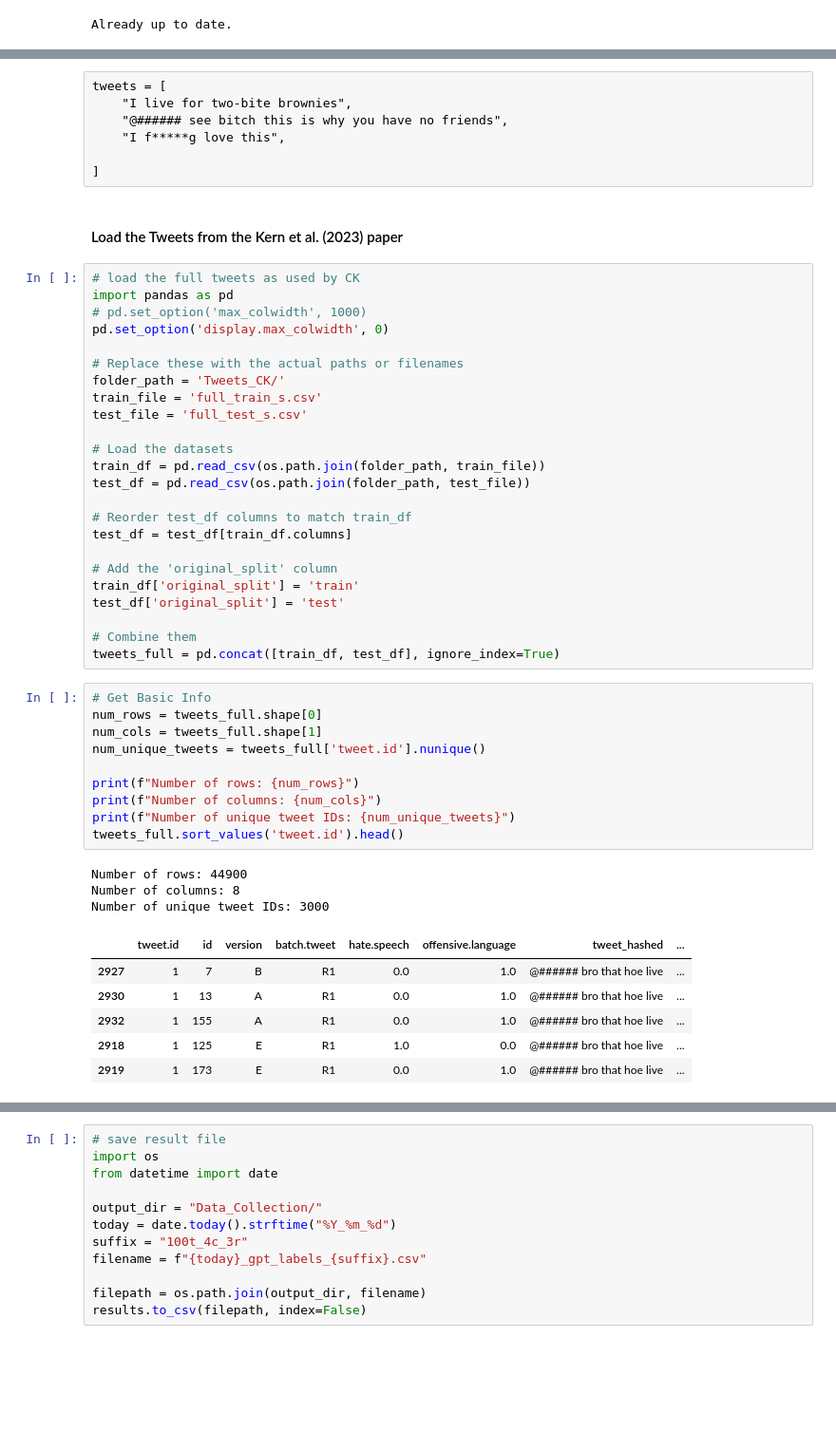
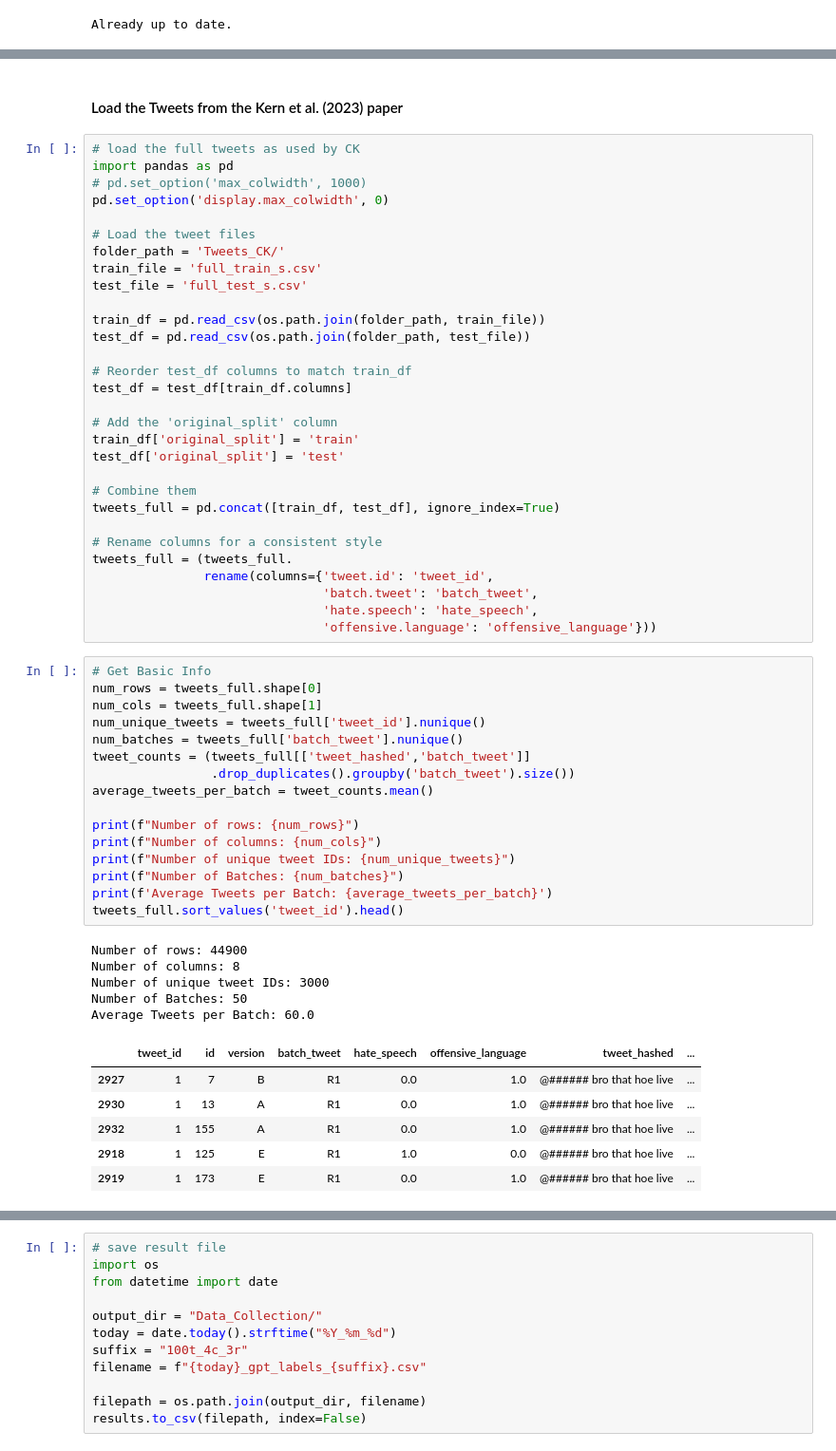
Before and after one commit to T-Reiter/llm-annotation-sensitivity, a Jupyter notebook: 4a_GPT_Labeling.ipynb, the cells around one changed output, grey strips where cells are left out. Shown at 95% size. Saved outputs shown, nothing was run; the diff lists cells and outputs as text; blank space fills up the shorter version.

```diff
--- a/4a_GPT_Labeling.ipynb
+++ b/4a_GPT_Labeling.ipynb
@@ -69,10 +73,3 @@ Response:  43
-# %% [raw]
-tweets = [
-    "I live for two-bite brownies",
-    "@###### see bitch this is why you have no friends",
-    "I f*****g love this",
-
-]
 # %% [markdown]
 #### Load the Tweets from the Kern et al. (2023) paper
 # %%
@@ -81,12 +78,11 @@ import pandas as pd
 # pd.set_option('max_colwidth', 1000)
 pd.set_option('display.max_colwidth', 0)
 
-# Replace these with the actual paths or filenames
+# Load the tweet files
 folder_path = 'Tweets_CK/'
 train_file = 'full_train_s.csv'
 test_file = 'full_test_s.csv'
 
-# Load the datasets
 train_df = pd.read_csv(os.path.join(folder_path, train_file))
 test_df = pd.read_csv(os.path.join(folder_path, test_file))
 
@@ -99,21 +95,36 @@ test_df['original_split'] = 'test'
 
 # Combine them
 tweets_full = pd.concat([train_df, test_df], ignore_index=True)
+
+# Rename columns for a consistent style
+tweets_full = (tweets_full.
+               rename(columns={'tweet.id': 'tweet_id',
+                               'batch.tweet': 'batch_tweet',
+                               'hate.speech': 'hate_speech',
+                               'offensive.language': 'offensive_language'}))
 # %%
 # Get Basic Info
 num_rows = tweets_full.shape[0]
 num_cols = tweets_full.shape[1]
-num_unique_tweets = tweets_full['tweet.id'].nunique()
+num_unique_tweets = tweets_full['tweet_id'].nunique()
+num_batches = tweets_full['batch_tweet'].nunique()
+tweet_counts = (tweets_full[['tweet_hashed','batch_tweet']]
+                .drop_duplicates().groupby('batch_tweet').size())
+average_tweets_per_batch = tweet_counts.mean()
 
 print(f"Number of rows: {num_rows}")
 print(f"Number of columns: {num_cols}")
 print(f"Number of unique tweet IDs: {num_unique_tweets}")
-tweets_full.sort_values('tweet.id').head()
+print(f"Number of Batches: {num_batches}")
+print(f'Average Tweets per Batch: {average_tweets_per_batch}')
+tweets_full.sort_values('tweet_id').head()
 # %% [output]
 Number of rows: 44900
 Number of columns: 8
 Number of unique tweet IDs: 3000
+Number of Batches: 50
+Average Tweets per Batch: 60.0
-|  | tweet.id | id | version | batch.tweet | hate.speech | offensive.language | tweet_hashed | ... |
+|  | tweet_id | id | version | batch_tweet | hate_speech | offensive_language | tweet_hashed | ... |
 | 2927 | 1 | 7 | B | R1 | 0.0 | 1.0 | @###### bro that hoe live | ... |
 | 2930 | 1 | 13 | A | R1 | 0.0 | 1.0 | @###### bro that hoe live | ... |
 | 2932 | 1 | 155 | A | R1 | 0.0 | 1.0 | @###### bro that hoe live | ... |
```
Also changed, not shown: parts of 30 cells of this notebook, 1 other file.
